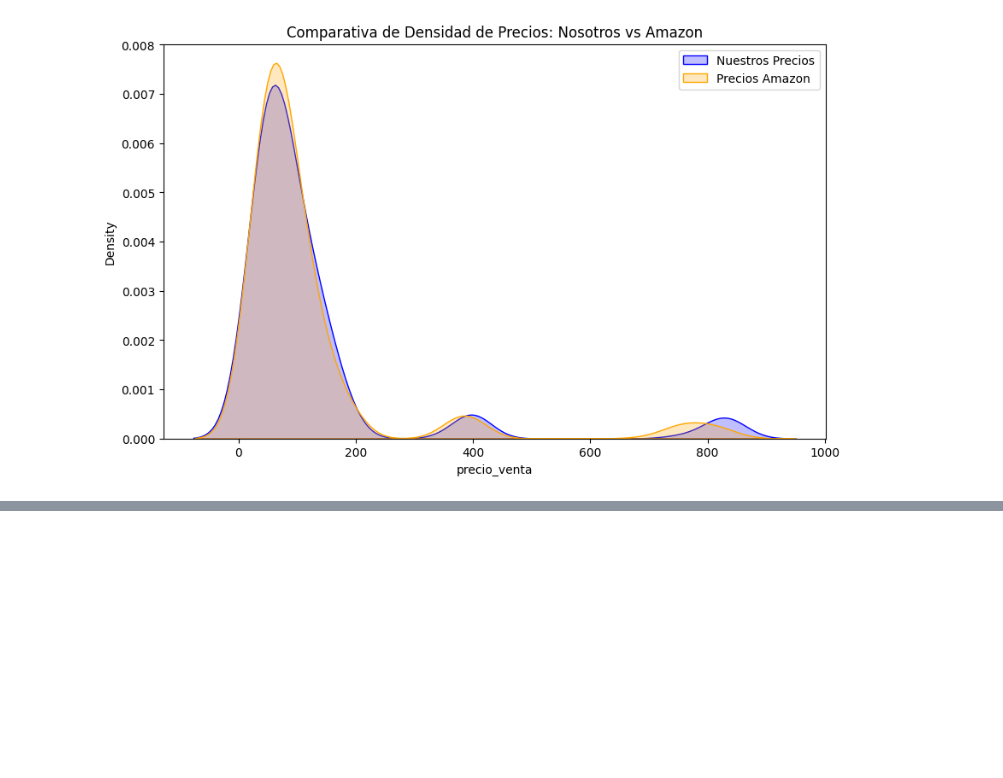
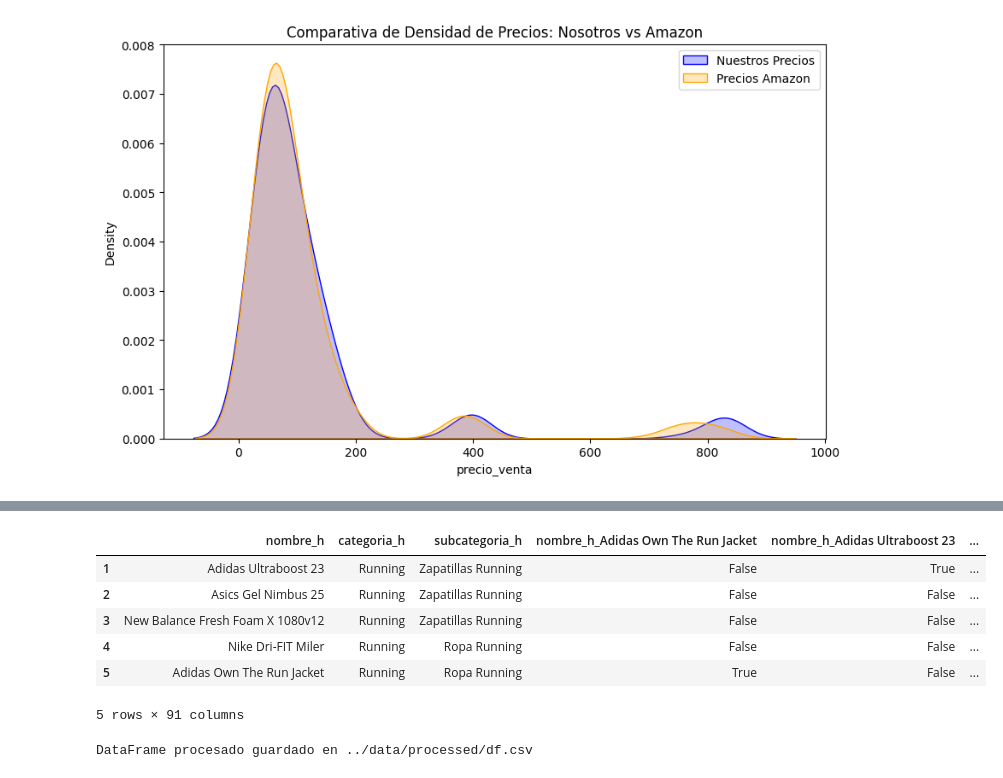
Before and after one commit to TheChiefThief/ForecastingVentas, a Jupyter notebook: notebooks/entrenamiento.ipynb, the cells around one changed output, grey strips where cells are left out. Drawn from its saved outputs; the diff is of its cells as text; code cells hidden in the pictures; blank space fills up the shorter version.

```diff
--- a/notebooks/entrenamiento.ipynb
+++ b/notebooks/entrenamiento.ipynb
@@ -243,0 +355,38 @@ plt.show()
+# %%
+# --- CREACIÓN DE VARIABLES DE COMPETENCIA Y RATIO DE PRECIOS ---
+# Precio promedio de la competencia
+competidores = ['Amazon', 'Decathlon', 'Deporvillage']
+df['precio_competencia'] = df[competidores].mean(axis=1)
+# Ratio de nuestro precio respecto a la competencia
+df['ratio_precio'] = df['precio_venta'] / df['precio_competencia']
+# Eliminar las columnas individuales de los competidores
+df = df.drop(columns=competidores)
+# Mostrar las primeras filas para verificar
+print(df[['fecha', 'precio_venta', 'precio_competencia', 'ratio_precio']].head(10))
+# %%
+# --- COPIA Y ONE HOT ENCODING DE VARIABLES CATEGÓRICAS ---
+# Crear copias con sufijo _h
+df['nombre_h'] = df['nombre']
+df['categoria_h'] = df['categoria']
+df['subcategoria_h'] = df['subcategoria']
+
+# One hot encoding sobre las nuevas variables
+one_hot = pd.get_dummies(df[['nombre_h', 'categoria_h', 'subcategoria_h']], prefix=['nombre_h', 'categoria_h', 'subcategoria_h'])
+df = pd.concat([df, one_hot], axis=1)
+
+# Mostrar las primeras filas para verificar
+df.filter(regex='_h').head()
+# %% [output]
+|  | nombre_h | categoria_h | subcategoria_h | nombre_h_Adidas Own The Run Jacket | nombre_h_Adidas Ultraboost 23 | ... |
+| 1 | Adidas Ultraboost 23 | Running | Zapatillas Running | False | True | ... |
+| 2 | Asics Gel Nimbus 25 | Running | Zapatillas Running | False | False | ... |
+| 3 | New Balance Fresh Foam X 1080v12 | Running | Zapatillas Running | False | False | ... |
+| 4 | Nike Dri-FIT Miler | Running | Ropa Running | False | False | ... |
+| 5 | Adidas Own The Run Jacket | Running | Ropa Running | True | False | ... |
+5 rows × 91 columns
+# %%
+#Guardar el DataFrame procesado
+df.to_csv("../data/processed/df.csv", index=False)
+print("DataFrame procesado guardado en ../data/processed/df.csv")
+# %% [output]
+DataFrame procesado guardado en ../data/processed/df.csv
```
Also changed, not shown: parts of 3 cells of this notebook, 1 other file.
